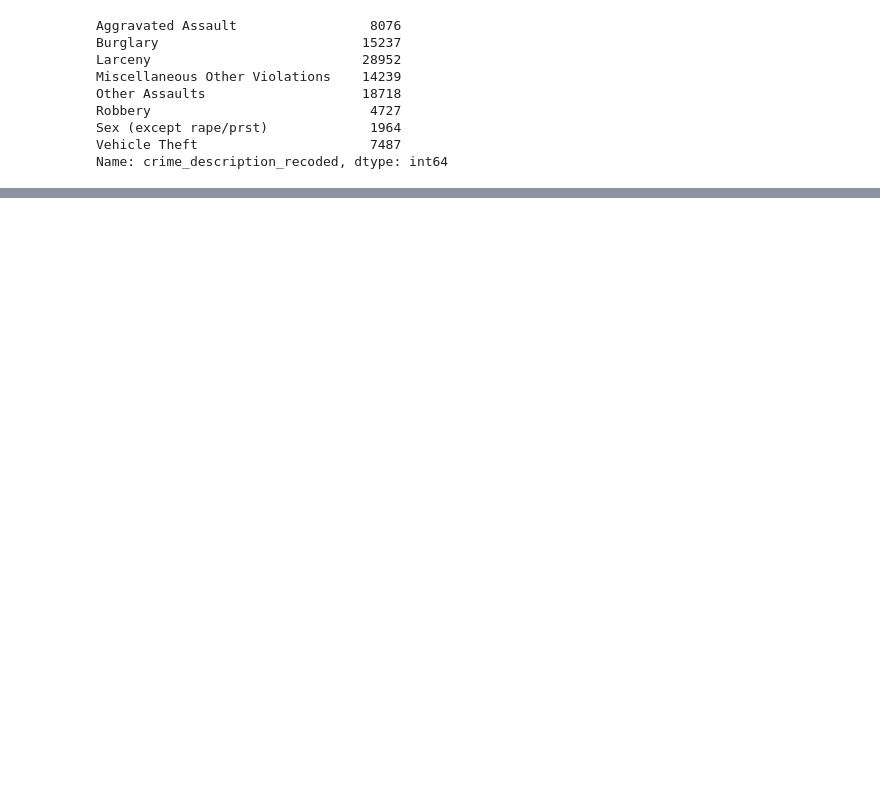
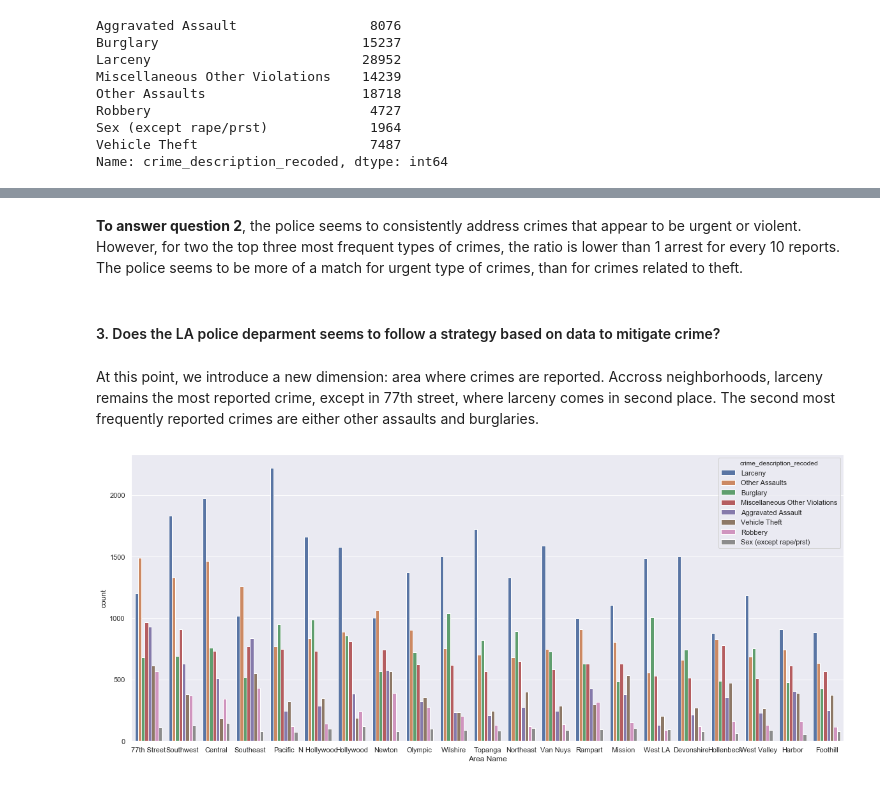
Before and after one commit to abreulastra/crime_analysis, a Jupyter notebook: crime_patterns_LA.ipynb, the cells around one changed output, grey strips where cells are left out. Cells and saved outputs as stored; diff of their text form; code cells hidden in the pictures; blank space fills up the shorter version.

```diff
--- a/crime_patterns_LA.ipynb
+++ b/crime_patterns_LA.ipynb
@@ -434,2 +186,0 @@ Index([               'Unnamed: 0',                 'DR Number',
-# %%
-cri['victim_female']=[1 if x == 'F' else 0 for x in cri['Victim Sex']]
@@ -459,0 +196,13 @@ Name: Victim Age, Length: 99, dtype: float64
+# %% [markdown]
+**To answer question 2**, the police seems to consistently address crimes that appear to be urgent or violent. However, for two the top three most frequent types of crimes, the ratio is lower than 1 arrest for every 10 reports. The police seems to be more of a match for urgent type of crimes, than for crimes related to theft.
+# %% [markdown]
+#### 3. Does the LA police deparment seems to follow a strategy based on data to mitigate crime?
+# %% [markdown]
+At this point, we introduce a new dimension: area where crimes are reported. Accross neighborhoods, larceny remains the most reported crime, except in 77th street, where larceny comes in second place. The second most frequently reported crimes are either other assaults and burglaries.
+# %%
+data=cri[cri['crime_description_recoded'].isin(top_crimes)]
+crime_order = data['crime_description_recoded'].value_counts().index.tolist()
+neigh_order =  data['Area Name'].value_counts().index
+sns.countplot(x='Area Name', order = neigh_order, data= data, hue = 'crime_description_recoded', hue_order = crime_order);
+# %% [output]
+[figure, added]
```
Also changed, not shown: parts of 73 cells of this notebook, 2 other files.
